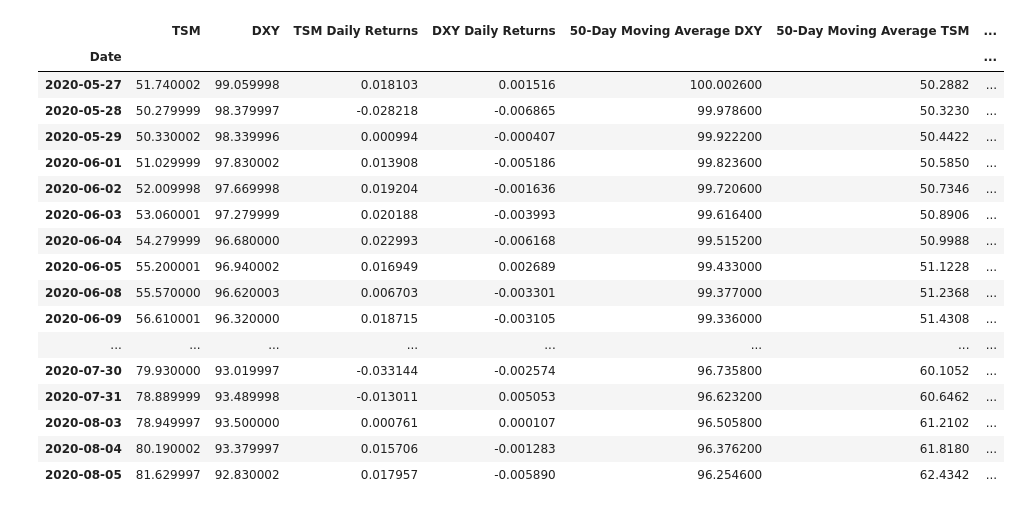
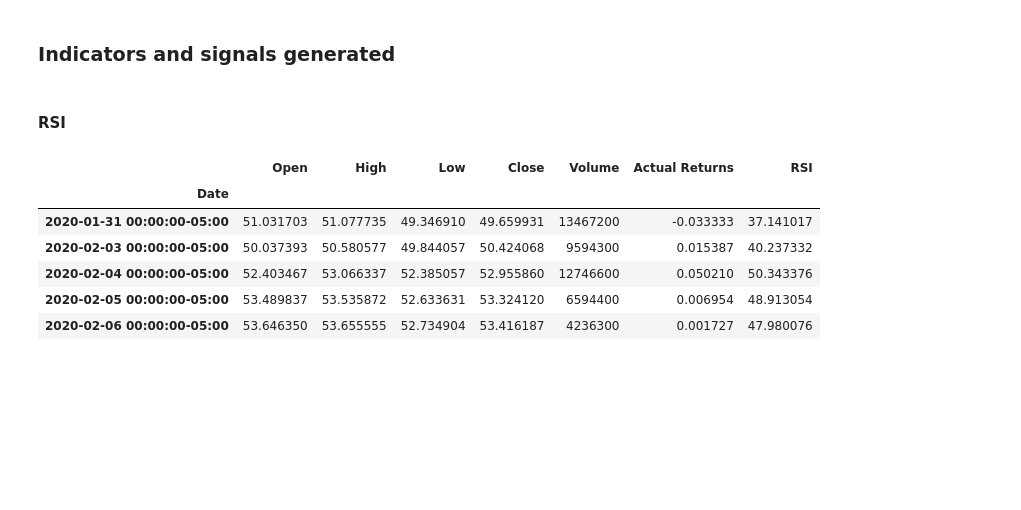
Before and after one commit to jromnes/Project_2, a Jupyter notebook: project_2.ipynb, the cells around one changed output. Saved outputs shown, nothing was run; the diff lists cells and outputs as text; code cells hidden in the pictures; blank space fills up the shorter version.

```diff
--- a/project_2.ipynb
+++ b/project_2.ipynb
@@ -28,5 +35,5 @@ Gather historical market data for the assets you want to trade. You can use APIs
 # %%
-stock_symbol = 'TSM'  # Example stock symbol (you can change this)
-dxy_symbol = 'DX-Y.NYB'    # Example DXY symbol (USD currency index)
+symbol = 'TSM'
+stock = yf.Ticker(symbol)
 start_date = '2020-01-01'
-end_date = '2023-01-01'
+end_date = '2024-01-01'
@@ -39,2 +40,8 @@ dxy_df = yf.download(dxy_symbol, start=start_date, end=end_date)['Close']
 # %%
-stocks_df = pd.concat([tsm_df, dxy_df],axis=1, keys=['TSM', 'DXY'])
+stock_df = stock.history(interval='1d',
+                      start=start_date,
+                      end=end_date,
+                      actions=False,
+                      auto_adjust=True,
+)
+stock_df.info()
@@ -50,7 +64,7 @@ Clean and preprocess the collected data. This step may involve handling missing
 # %%
-stocks_df['TSM Daily Returns'] = stocks_df['TSM'].pct_change()
-stocks_df['DXY Daily Returns'] = stocks_df['DXY'].pct_change()
-stocks_df.dropna(inplace=True)
+# Adding columns for Daily Returns of TSM & DXY
+stock_df['Actual Returns'] = stock_df['Close'].pct_change()
+stock_df.dropna(inplace=True)
 
-stocks_df.head()
+stock_df.head()
 # %% [output]
@@ -97,36 +78,29 @@ ma_df.head()
+# %% [markdown]
+### Indicators and signals generated
+# %% [markdown]
+#### RSI
 # %%
-# Create a column with RSI Data
+# Defining a function to calculate RSI Data
 def calculate_rsi(data, window):
     delta = data.diff()
     gain = (delta.where(delta > 0, 0)).rolling(window=window).mean()
     loss = (-delta.where(delta < 0, 0)).rolling(window=window).mean()
     rs = gain / loss
     rsi = 100 - (100 / (1 + rs))
     return rsi
 
 # Define the window size for RSI calculation
-window = 14
+window = 20
 
 # Calculate RSI for the 'TSM' column
-stocks_df['RSI'] = calculate_rsi(stocks_df['TSM'], window)
-
-stocks_df.head(50)
+stock_df['RSI'] = calculate_rsi(stock_df['Close'], window)
+stock_df.dropna(inplace=True)
+stock_df.head()
 # %% [output]
-|  | TSM | DXY | TSM Daily Returns | DXY Daily Returns | 50-Day Moving Average DXY | 50-Day Moving Average TSM | ... |
-| Date |  |  |  |  |  |  | ... |
-| 2020-05-27 | 51.740002 | 99.059998 | 0.018103 | 0.001516 | 100.002600 | 50.2882 | ... |
-| 2020-05-28 | 50.279999 | 98.379997 | -0.028218 | -0.006865 | 99.978600 | 50.3230 | ... |
-| 2020-05-29 | 50.330002 | 98.339996 | 0.000994 | -0.000407 | 99.922200 | 50.4422 | ... |
-| 2020-06-01 | 51.029999 | 97.830002 | 0.013908 | -0.005186 | 99.823600 | 50.5850 | ... |
-| 2020-06-02 | 52.009998 | 97.669998 | 0.019204 | -0.001636 | 99.720600 | 50.7346 | ... |
-| 2020-06-03 | 53.060001 | 97.279999 | 0.020188 | -0.003993 | 99.616400 | 50.8906 | ... |
-| 2020-06-04 | 54.279999 | 96.680000 | 0.022993 | -0.006168 | 99.515200 | 50.9988 | ... |
-| 2020-06-05 | 55.200001 | 96.940002 | 0.016949 | 0.002689 | 99.433000 | 51.1228 | ... |
-| 2020-06-08 | 55.570000 | 96.620003 | 0.006703 | -0.003301 | 99.377000 | 51.2368 | ... |
-| 2020-06-09 | 56.610001 | 96.320000 | 0.018715 | -0.003105 | 99.336000 | 51.4308 | ... |
-| ... | ... | ... | ... | ... | ... | ... | ... |
-| 2020-07-30 | 79.930000 | 93.019997 | -0.033144 | -0.002574 | 96.735800 | 60.1052 | ... |
-| 2020-07-31 | 78.889999 | 93.489998 | -0.013011 | 0.005053 | 96.623200 | 60.6462 | ... |
-| 2020-08-03 | 78.949997 | 93.500000 | 0.000761 | 0.000107 | 96.505800 | 61.2102 | ... |
-| 2020-08-04 | 80.190002 | 93.379997 | 0.015706 | -0.001283 | 96.376200 | 61.8180 | ... |
-| 2020-08-05 | 81.629997 | 92.830002 | 0.017957 | -0.005890 | 96.254600 | 62.4342 | ... |
+|  | Open | High | Low | Close | Volume | Actual Returns | RSI |
+| Date |  |  |  |  |  |  |  |
+| 2020-01-31 00:00:00-05:00 | 51.031703 | 51.077735 | 49.346910 | 49.659931 | 13467200 | -0.033333 | 37.141017 |
+| 2020-02-03 00:00:00-05:00 | 50.037393 | 50.580577 | 49.844057 | 50.424068 | 9594300 | 0.015387 | 40.237332 |
+| 2020-02-04 00:00:00-05:00 | 52.403467 | 53.066337 | 52.385057 | 52.955860 | 12746600 | 0.050210 | 50.343376 |
+| 2020-02-05 00:00:00-05:00 | 53.489837 | 53.535872 | 52.633631 | 53.324120 | 6594400 | 0.006954 | 48.913054 |
+| 2020-02-06 00:00:00-05:00 | 53.646350 | 53.655555 | 52.734904 | 53.416187 | 4236300 | 0.001727 | 47.980076 |
```
Also changed, not shown: parts of 54 cells of this notebook.
